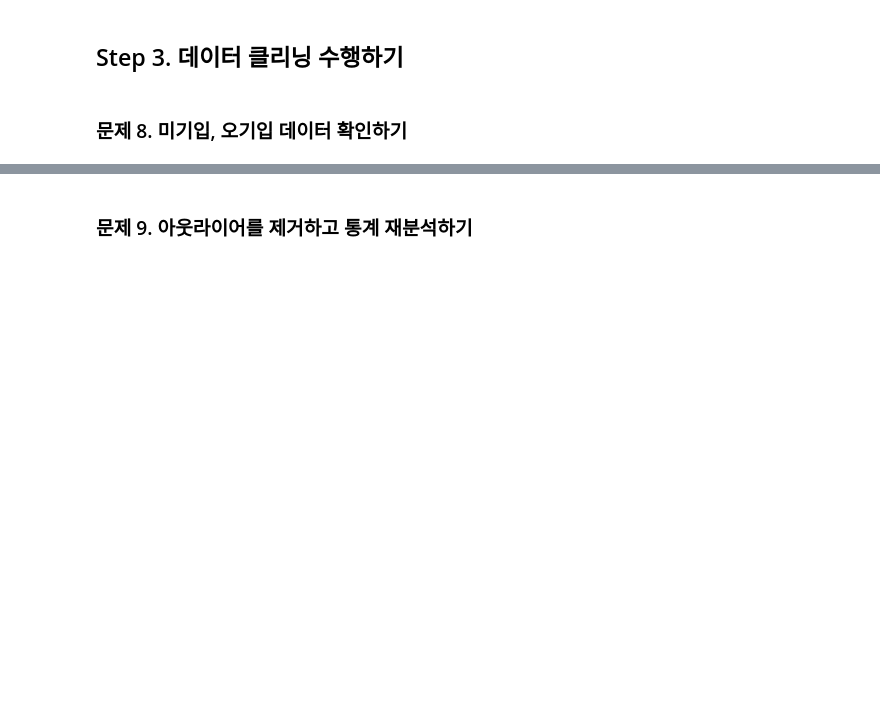
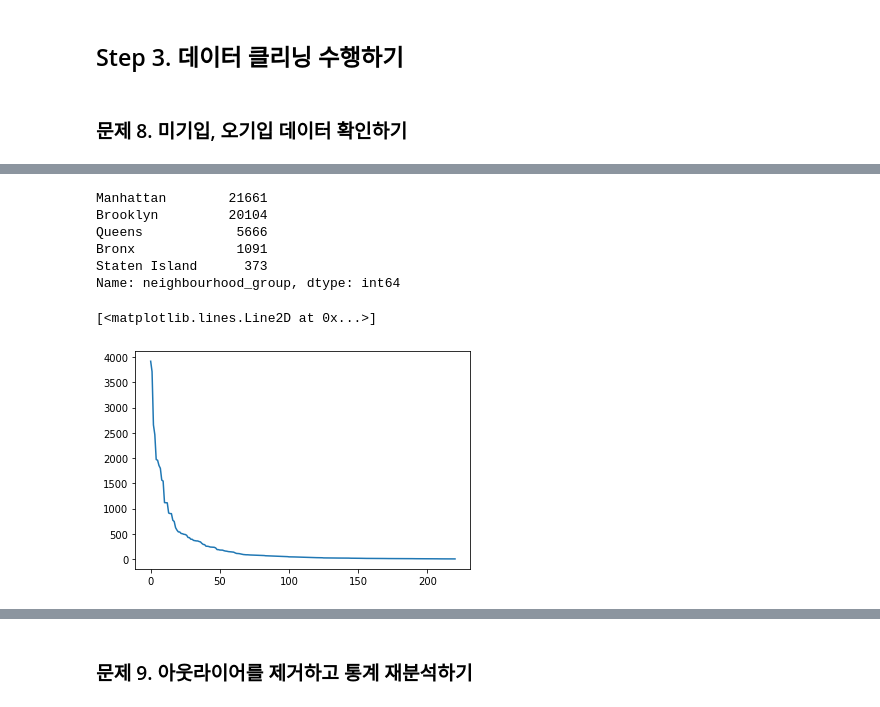
Before and after one commit to samjinwang/machine_learning_300, a Jupyter notebook: part2/chapter2/chapter02.ipynb, the cells around one changed output, grey strips where cells are left out. Cells and saved outputs as stored; diff of their text form; code cells hidden in the pictures; blank space fills up the shorter version.

```diff
--- a/part2/chapter2/chapter02.ipynb
+++ b/part2/chapter2/chapter02.ipynb
@@ -269,0 +298,15 @@ sns.boxplot(x = 'room_type', y = 'price', data = df) #마찬가지
+# %%
+df['neighbourhood_group'].value_counts() #5개의 클래스
+# %% [output]
+Manhattan        21661
+Brooklyn         20104
+Queens            5666
+Bronx             1091
+Staten Island      373
+Name: neighbourhood_group, dtype: int64
+# %%
+neigh = df['neighbourhood'].value_counts()
+plt.plot(range(len(neigh)),neigh)  #50개 기준으로 끊어주면 좋을 것 같다
+# %% [output]
+[<matplotlib.lines.Line2D at 0x...>]
+[figure, added]
```
Also changed, not shown: parts of 21 cells of this notebook, 1 other file.
